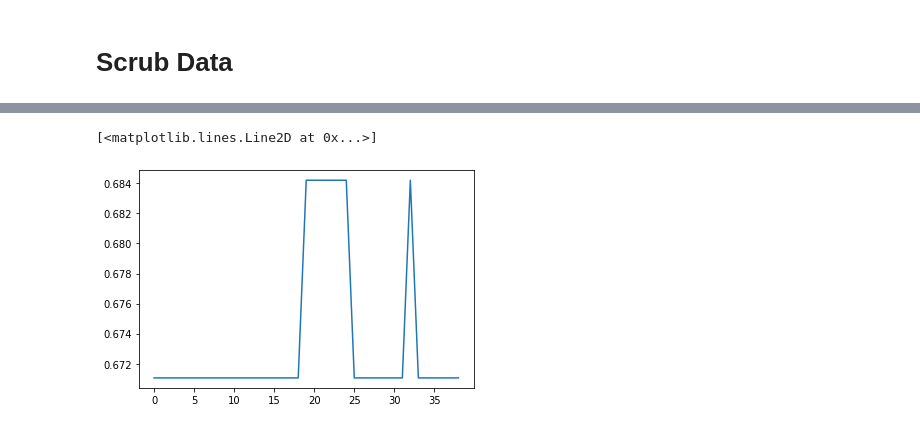
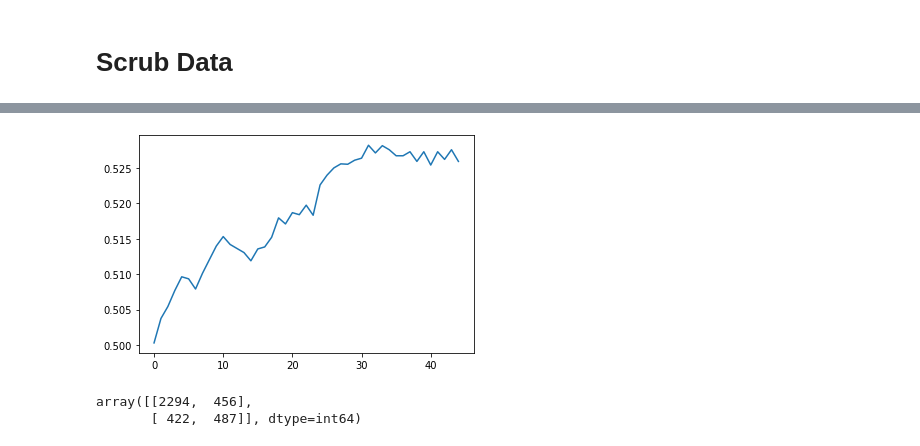
Before and after one commit to douglaspsteen/self_training_example, a Jupyter notebook: self_training.ipynb, the cells around one changed output, grey strips where cells are left out. Cells and saved outputs as stored; diff of their text form; code cells hidden in the pictures.

Commit message:
updated self training procedure

```diff
--- a/self_training.ipynb
+++ b/self_training.ipynb
@@ -24,6 +24,6 @@ from sklearn.metrics import confusion_matrix
 # %%
 # Load data
 
-df = pd.read_csv('heart_data.csv')
+df = pd.read_csv('surgical_deepnet.csv')
 df.head()
 # %% [output]
@@ -42,9 +51,9 @@ df = df.sample(frac=1, random_state=1).reset_index(drop=True)
 # %%
 # Generate indices for splits
 
-test_ind = round(len(df)*0.2)
-train_ind = test_ind + round(len(df)*0.2)
-unlabeled_ind = train_ind + round(len(df)*0.6)
+test_ind = round(len(df)*0.25)
+train_ind = test_ind + round(len(df)*0.01)
+unlabeled_ind = train_ind + round(len(df)*0.74)
 # %%
 # Partition the data
 
@@ -52,10 +61,12 @@ test = df.iloc[:test_ind]
 train = df.iloc[test_ind:train_ind]
 unlabeled = df.iloc[train_ind:unlabeled_ind]
 # %%
-X_train = train.drop('target', axis=1)
-y_train = train.target
+# Assign data to train, test, and unlabeled sets
 
-X_unlabeled = unlabeled.drop('target', axis=1)
+X_train = train.drop('complication', axis=1)
+y_train = train.complication
 
-X_test = test.drop('target', axis=1)
-y_test = test.target
+X_unlabeled = unlabeled.drop('complication', axis=1)
+
+X_test = test.drop('complication', axis=1)
+y_test = test.complication
@@ -68,9 +93,9 @@ clf.fit(X_train, y_train)
 y_hat_test = clf.predict(X_test)
 y_hat_train = clf.predict(X_train)
 # %%
-train_acc = accuracy_score(y_train, y_hat_train)
-test_acc = accuracy_score(y_test, y_hat_test)
+train_f1 = f1_score(y_train, y_hat_train)
+test_f1 = f1_score(y_test, y_hat_test)
 
-print(f"Train Accuracy: {train_acc}")
-print(f"Test Accuracy: {test_acc}")
+print(f"Train f1 Score: {train_f1}")
+print(f"Test f1 Score: {test_f1}")
 # %% [output]
@@ -262,6 +182,10 @@ Now predicting labels for unlabeled data - iteration 38...
 # %%
-plt.plot(range(39), test_accs)
-#plt.plot(range(18), train_accs);
+plt.plot(range(iterations), test_f1s);
+# plt.plot(range(iterations), train_f1s);
 # %% [output]
-[<matplotlib.lines.Line2D at 0x...>]
-[figure, old version]
+[figure, new version]
+# %%
+confusion_matrix(y_test, y_hat_test)
+# %% [output]
+array([[2294,  456],
+       [ 422,  487]], dtype=int64)
```
Also changed, not shown: parts of 27 cells of this notebook, 2 other files.
